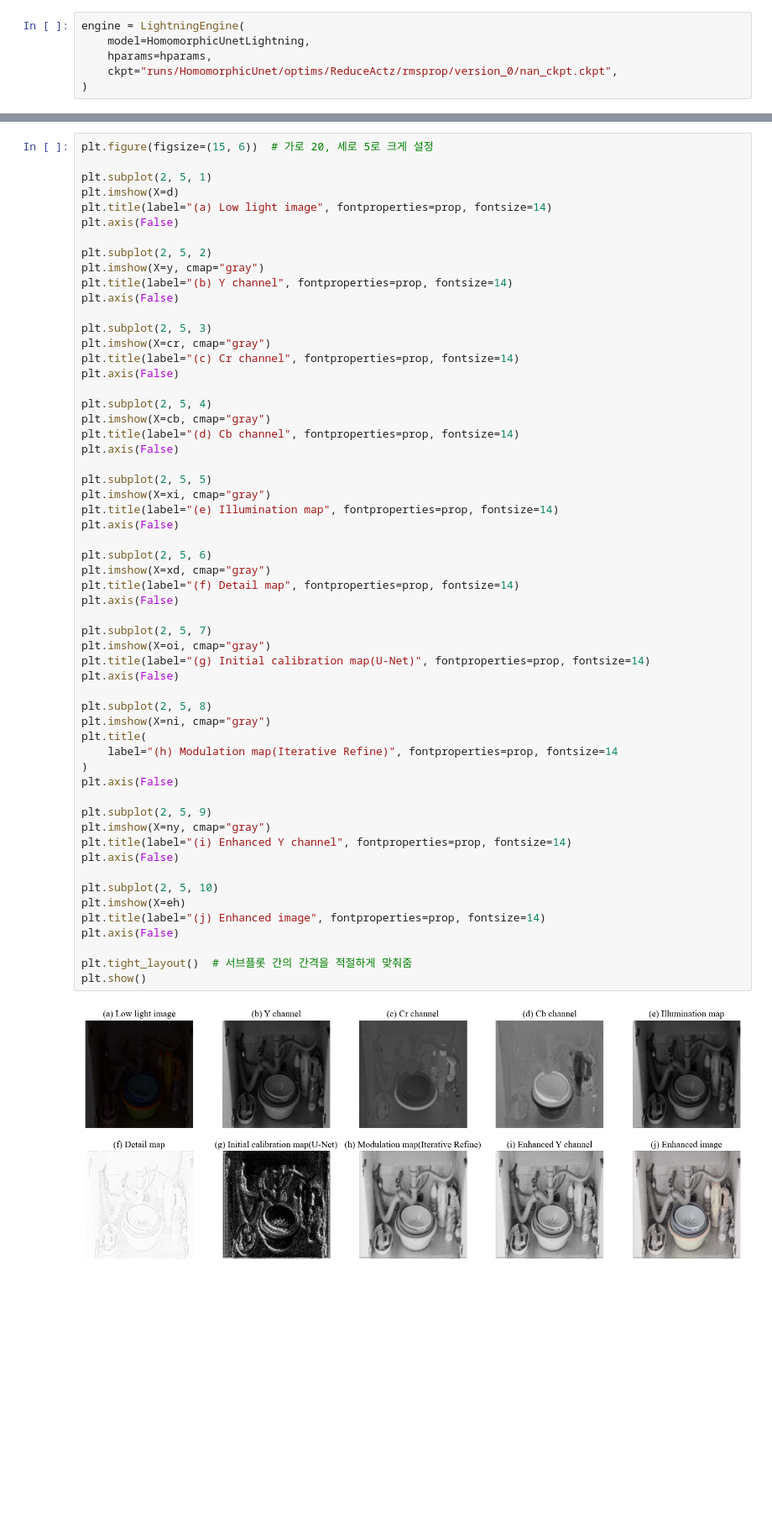
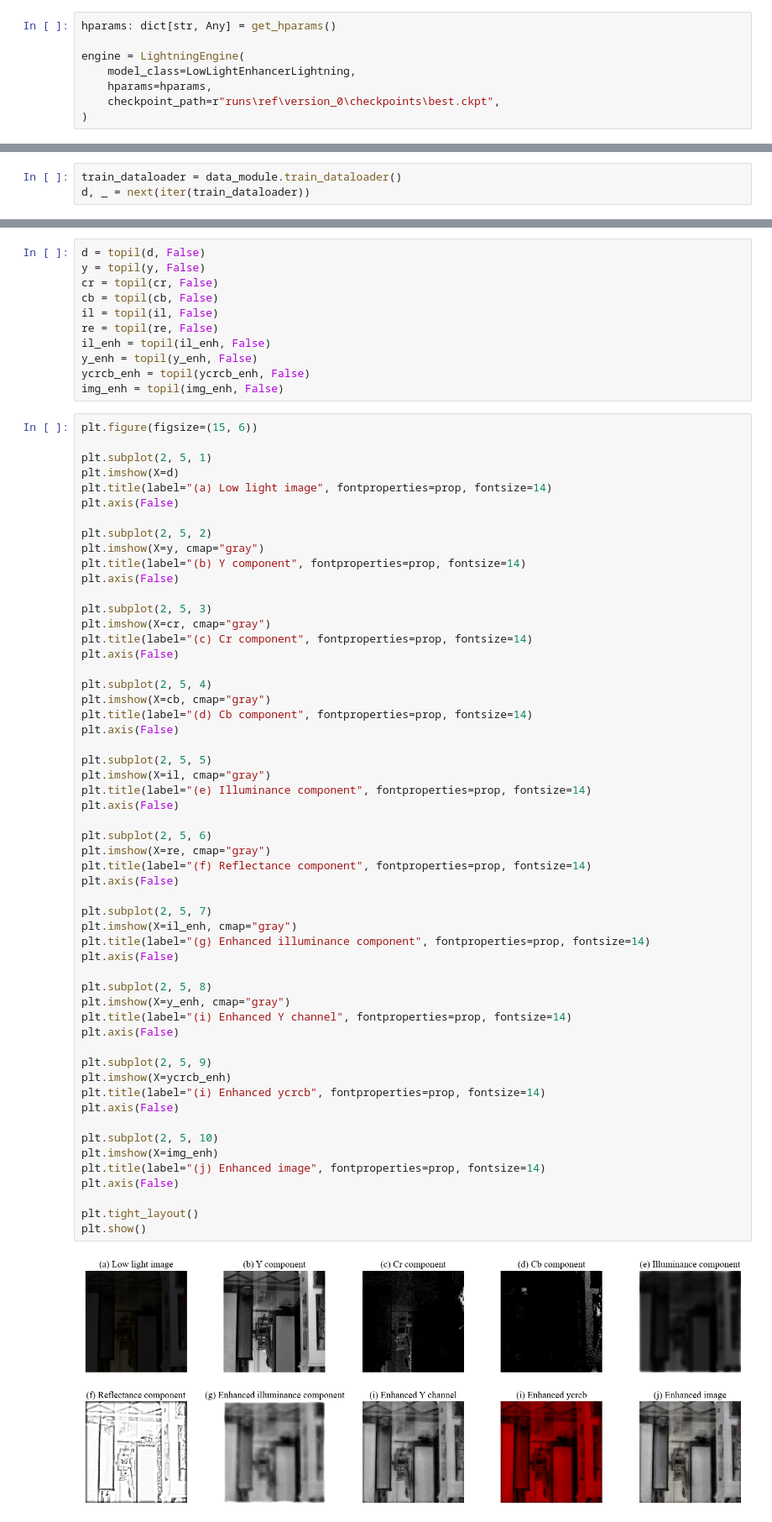
Before and after one commit to Chigo55/HomorphicConvolution, a Jupyter notebook: image.ipynb, the cells around one changed output, grey strips where cells are left out. Shown at 84% size. Cells and saved outputs as stored; diff of their text form; blank space fills up the shorter version.

```diff
--- a/image.ipynb
+++ b/image.ipynb
@@ -73,7 +52,9 @@ g.manual_seed(hparams["seed"])
 # %%
+hparams: dict[str, Any] = get_hparams()
+
 engine = LightningEngine(
-    model=HomomorphicUnetLightning,
+    model_class=LowLightEnhancerLightning,
     hparams=hparams,
-    ckpt="runs/HomomorphicUnet/optims/ReduceActz/rmsprop/version_0/nan_ckpt.ckpt",
+    checkpoint_path=r"runs\ref\version_0\checkpoints\best.ckpt",
 )
 # %% [output]
@@ -97 +78,4 @@ loader = DataLoader(
+# %%
+train_dataloader = data_module.train_dataloader()
+d, _ = next(iter(train_dataloader))
 # %%
@@ -129,5 +109,16 @@ Loading pretrained model LPIPS from /home/user/.cache/torch/hub/pyiqa/LPIPS_v0.1
+# %%
+d = topil(d, False)
+y = topil(y, False)
+cr = topil(cr, False)
+cb = topil(cb, False)
+il = topil(il, False)
+re = topil(re, False)
+il_enh = topil(il_enh, False)
+y_enh = topil(y_enh, False)
+ycrcb_enh = topil(ycrcb_enh, False)
+img_enh = topil(img_enh, False)
 # %%
-plt.figure(figsize=(15, 6))  # 가로 20, 세로 5로 크게 설정
+plt.figure(figsize=(15, 6))
 
 plt.subplot(2, 5, 1)
 plt.imshow(X=d)
@@ -136,52 +127,50 @@ plt.axis(False)
 
 plt.subplot(2, 5, 2)
 plt.imshow(X=y, cmap="gray")
-plt.title(label="(b) Y channel", fontproperties=prop, fontsize=14)
+plt.title(label="(b) Y component", fontproperties=prop, fontsize=14)
 plt.axis(False)
 
 plt.subplot(2, 5, 3)
 plt.imshow(X=cr, cmap="gray")
-plt.title(label="(c) Cr channel", fontproperties=prop, fontsize=14)
+plt.title(label="(c) Cr component", fontproperties=prop, fontsize=14)
 plt.axis(False)
 
 plt.subplot(2, 5, 4)
 plt.imshow(X=cb, cmap="gray")
-plt.title(label="(d) Cb channel", fontproperties=prop, fontsize=14)
+plt.title(label="(d) Cb component", fontproperties=prop, fontsize=14)
 plt.axis(False)
 
 plt.subplot(2, 5, 5)
-plt.imshow(X=xi, cmap="gray")
-plt.title(label="(e) Illumination map", fontproperties=prop, fontsize=14)
+plt.imshow(X=il, cmap="gray")
+plt.title(label="(e) Illuminance component", fontproperties=prop, fontsize=14)
 plt.axis(False)
 
 plt.subplot(2, 5, 6)
-plt.imshow(X=xd, cmap="gray")
-plt.title(label="(f) Detail map", fontproperties=prop, fontsize=14)
+plt.imshow(X=re, cmap="gray")
+plt.title(label="(f) Reflectance component", fontproperties=prop, fontsize=14)
 plt.axis(False)
 
 plt.subplot(2, 5, 7)
-plt.imshow(X=oi, cmap="gray")
-plt.title(label="(g) Initial calibration map(U-Net)", fontproperties=prop, fontsize=14)
+plt.imshow(X=il_enh, cmap="gray")
+plt.title(label="(g) Enhanced illuminance component", fontproperties=prop, fontsize=14)
 plt.axis(False)
 
 plt.subplot(2, 5, 8)
-plt.imshow(X=ni, cmap="gray")
-plt.title(
-    label="(h) Modulation map(Iterative Refine)", fontproperties=prop, fontsize=14
-)
+plt.imshow(X=y_enh, cmap="gray")
+plt.title(label="(i) Enhanced Y channel", fontproperties=prop, fontsize=14)
 plt.axis(False)
 
 plt.subplot(2, 5, 9)
-plt.imshow(X=ny, cmap="gray")
-plt.title(label="(i) Enhanced Y channel", fontproperties=prop, fontsize=14)
+plt.imshow(X=ycrcb_enh)
+plt.title(label="(i) Enhanced ycrcb", fontproperties=prop, fontsize=14)
 plt.axis(False)
 
 plt.subplot(2, 5, 10)
-plt.imshow(X=eh)
+plt.imshow(X=img_enh)
 plt.title(label="(j) Enhanced image", fontproperties=prop, fontsize=14)
 plt.axis(False)
 
-plt.tight_layout()  # 서브플롯 간의 간격을 적절하게 맞춰줌
+plt.tight_layout()
 plt.show()
 # %% [output]
-[figure, old version]
+[figure, new version]
```
Also changed, not shown: parts of 17 cells of this notebook, 2 other files.
